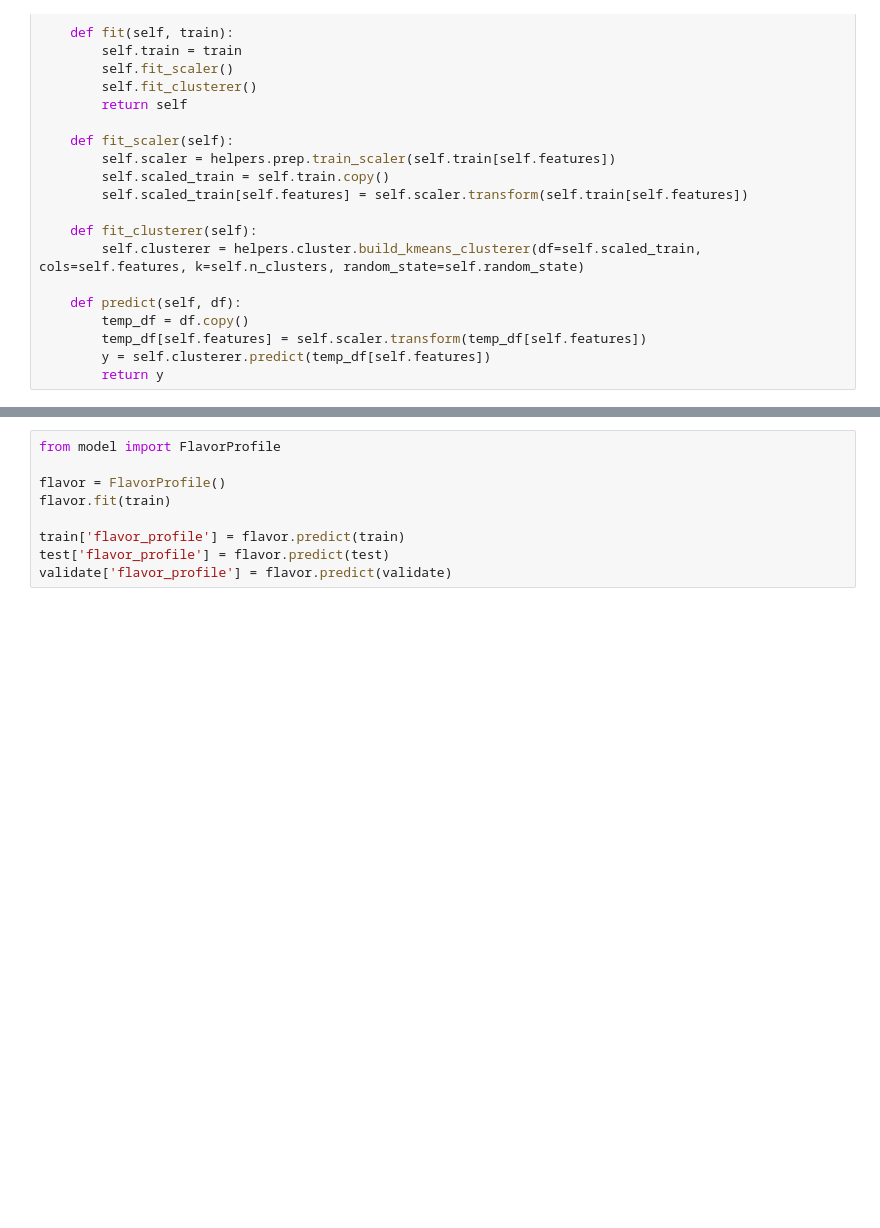
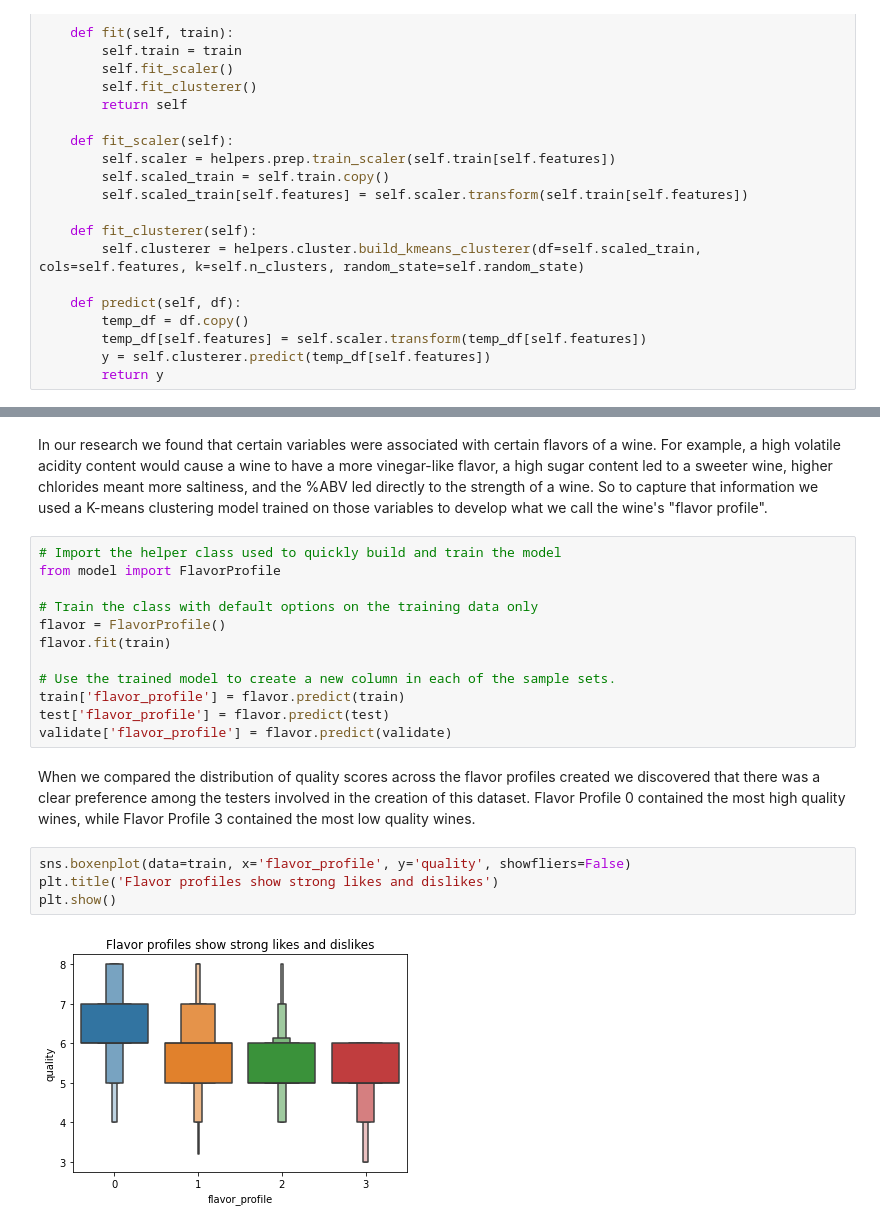
Before and after one commit to MrEnigmamgine/jtl_wine_quality, a Jupyter notebook: flavor_profile.ipynb, the cells around one changed output, grey strips where cells are left out. Drawn from its saved outputs; the diff is of its cells as text; blank space fills up the shorter version.

```diff
--- a/flavor_profile.ipynb
+++ b/flavor_profile.ipynb
@@ -52,10 +71,23 @@ class FlavorProfile:
+# %% [markdown]
+In our research we found that certain variables were associated with certain flavors of a wine.  For example, a high volatile acidity content would cause a wine to have a more vinegar-like flavor, a high sugar content led to a sweeter wine, higher chlorides meant more saltiness, and the %ABV led directly to the strength of a wine.  So to capture that information we used a K-means clustering model trained on those variables to develop what we call the wine's "flavor profile".
 # %%
+# Import the helper class used to quickly build and train the model
 from model import FlavorProfile
 
+# Train the class with default options on the training data only
 flavor = FlavorProfile()
 flavor.fit(train)
 
+# Use the trained model to create a new column in each of the sample sets.
 train['flavor_profile'] = flavor.predict(train)
 test['flavor_profile'] = flavor.predict(test)
 validate['flavor_profile'] = flavor.predict(validate)
+# %% [markdown]
+When we compared the distribution of quality scores across the flavor profiles created we discovered that there was a clear preference among the testers involved in the creation of this dataset. Flavor Profile 0 contained the most high quality wines, while Flavor Profile 3 contained the most low quality wines.
+# %%
+sns.boxenplot(data=train, x='flavor_profile', y='quality', showfliers=False)
+plt.title('Flavor profiles show strong likes and dislikes')
+plt.show()
+# %% [output]
+[figure, added]
 # %%
```
Also changed, not shown: parts of 14 cells of this notebook.
